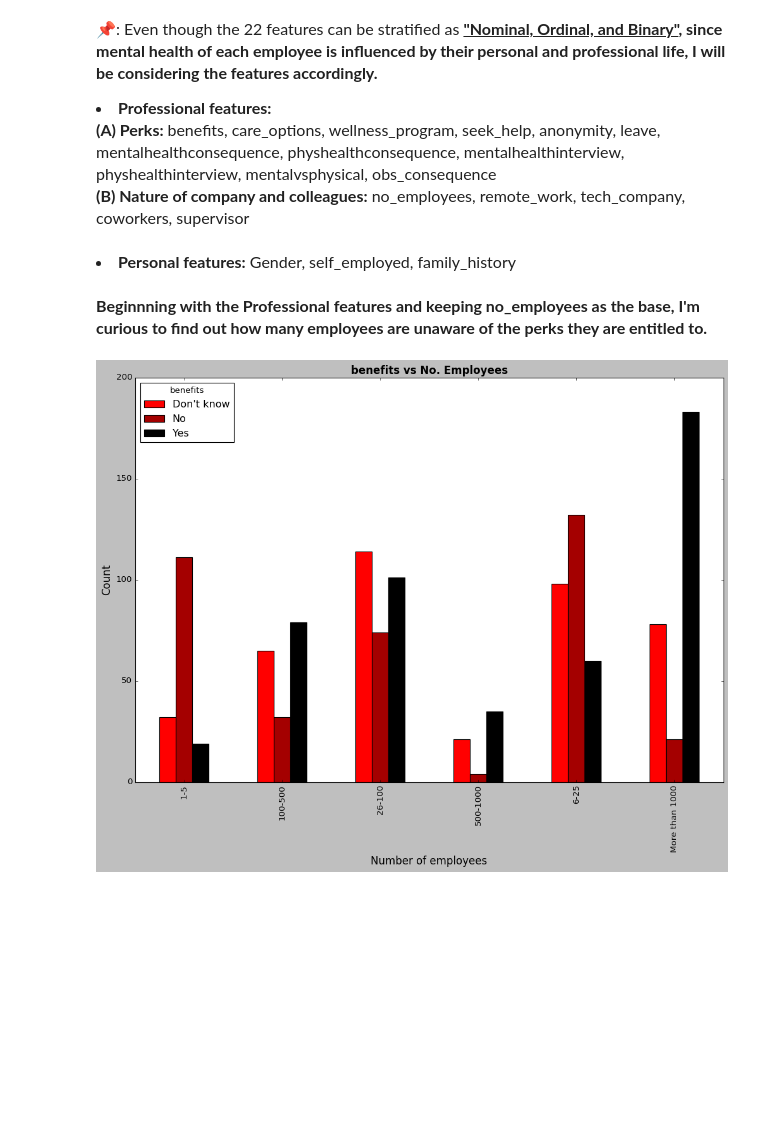
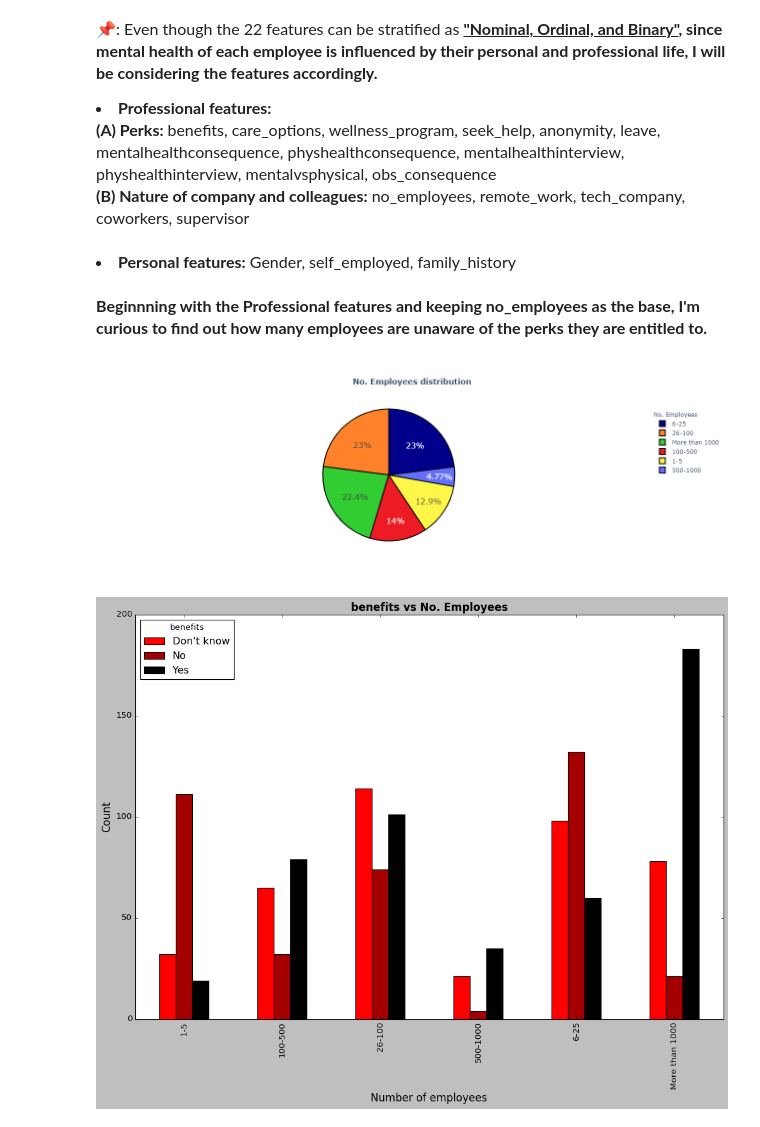
Before and after one commit to Abhijith-Nagarajan/Machine-Learning-Training, a Jupyter notebook: Mental_Health_In_Tech-Analysis.ipynb, the cells around one changed output. Saved outputs shown, nothing was run; the diff lists cells and outputs as text; code cells hidden in the pictures; blank space fills up the shorter version.

```diff
--- a/Mental_Health_In_Tech-Analysis.ipynb
+++ b/Mental_Health_In_Tech-Analysis.ipynb
@@ -236,6 +236,17 @@ Index(['Gender', 'self_employed', 'family_history', 'treatment',
         <b>(B) Nature of company and colleagues:</b> no_employees, remote_work, tech_company, coworkers, supervisor</li><br>
     <li style="font-family:verdana;font-size:16px"><b>Personal features:</b> Gender, self_employed, family_history<br><br><b>Beginnning with the Professional features and keeping no_employees as the base, I'm curious to find out how many employees are unaware of the perks they are entitled to.</b></li>
 </p>
+# %%
+labels = list(categorical_data.no_employees.value_counts().index)
+values = list(categorical_data.no_employees.value_counts().values)
+colors = ['#00008B','#FF822A','#32CD32','#ED1B24','#FFF748']
+# %%
+employees_distribution = go.Figure(data=[go.Pie(labels=labels,values=values,marker=dict(colors=colors,line=dict(color='#000000',width=2)))])
+employees_distribution.update_layout(title_text='<b>No. Employees distribution</b>',title_x = 0.5,title_font_family='verdana',title_font_size=16,legend_title_text = 'No. Employees')
+employees_distribution.update_traces(textfont_size=16)
+employees_distribution.show()
+# %% [output]
+[figure, added]
 # %%
 professional_features_perks = ['benefits','care_options','wellness_program','seek_help','anonymity','leave','mental_health_consequence','phys_health_consequence','mental_health_interview','phys_health_interview','mental_vs_physical','obs_consequence']
 professional_features_nature = ['no_employees','remote_work','tech_company','coworkers','supervisor']
```
Also changed, not shown: parts of 8 cells of this notebook.
